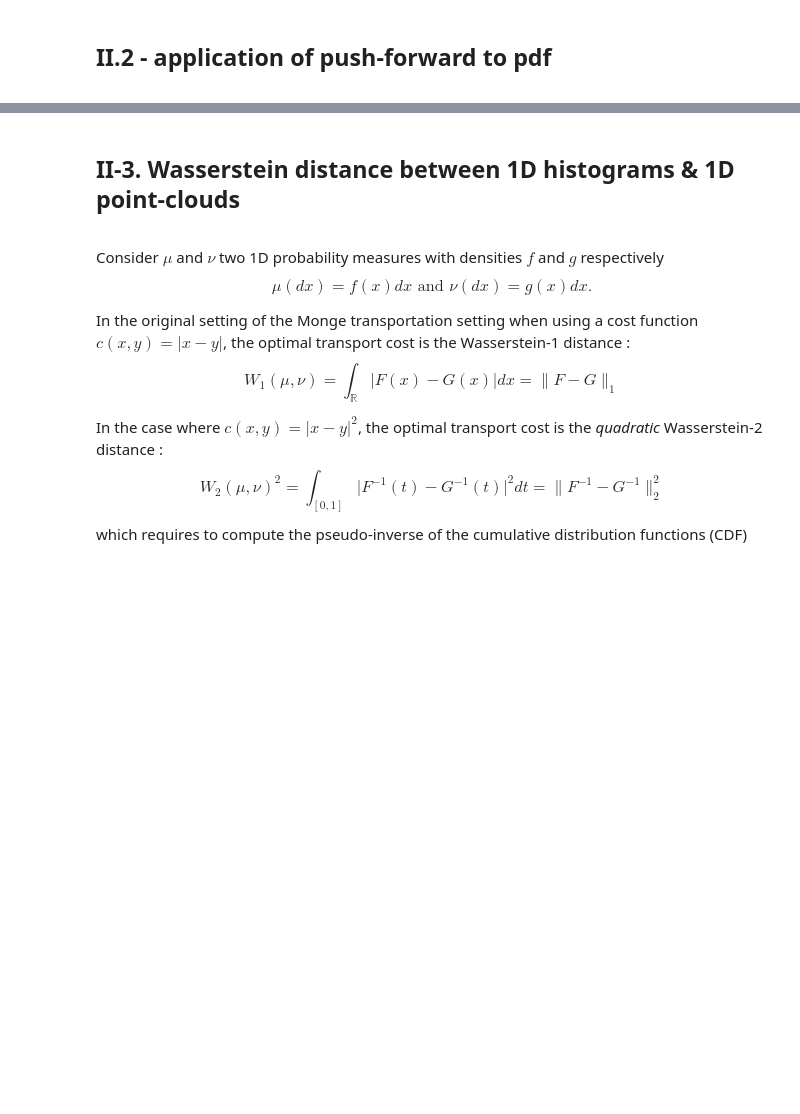
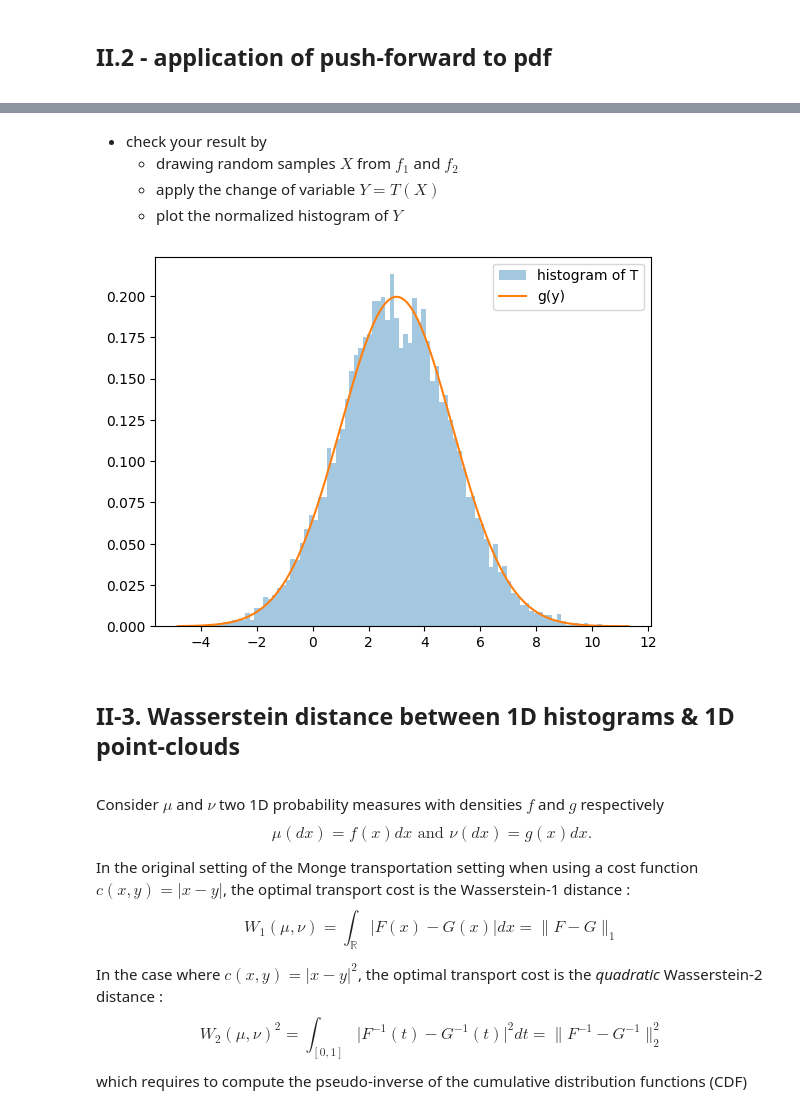
Before and after one commit to 1MrazorT1/Optimal_Transport, a Jupyter notebook: TP1_OT/TP_1_OT_1D_2025.ipynb, the cells around one changed output, grey strips where cells are left out. Drawn from its saved outputs; the diff is of its cells as text; code cells hidden in the pictures; blank space fills up the shorter version.

```diff
--- a/TP1_OT/TP_1_OT_1D_2025.ipynb
+++ b/TP1_OT/TP_1_OT_1D_2025.ipynb
@@ -335,3 +394,26 @@ plt.legend();
+# %% [markdown]
+- check your result by
+    - drawing random samples $X$ from $f_1$ and $f_2$
+    - apply the change of variable $Y = T(X)$
+    - plot the normalized histogram of $Y$
+# %%
+X = np.random.normal(mu, sig, n)
+
+T = a*X + b   # example: affine T(x)=ax+b
+
+# histogram of Y
+plt.figure()
+plt.hist(T, bins=100, density=True, alpha=0.4, label="histogram of T")
+
+# g
+y = np.linspace(T.min(), T.max(), 1000)
+g = f((y-b)/a) * (1/abs(a))
+plt.plot(y, g, label="g(y)")
+
+plt.legend()
+plt.show()
+# %% [output]
+[figure, added]
 # %% [markdown]
 ## II-3. Wasserstein distance between 1D histograms & 1D point-clouds
 <a class="anchor" id="section_2_3"></a>
```
Also changed, not shown: parts of 19 cells of this notebook.
